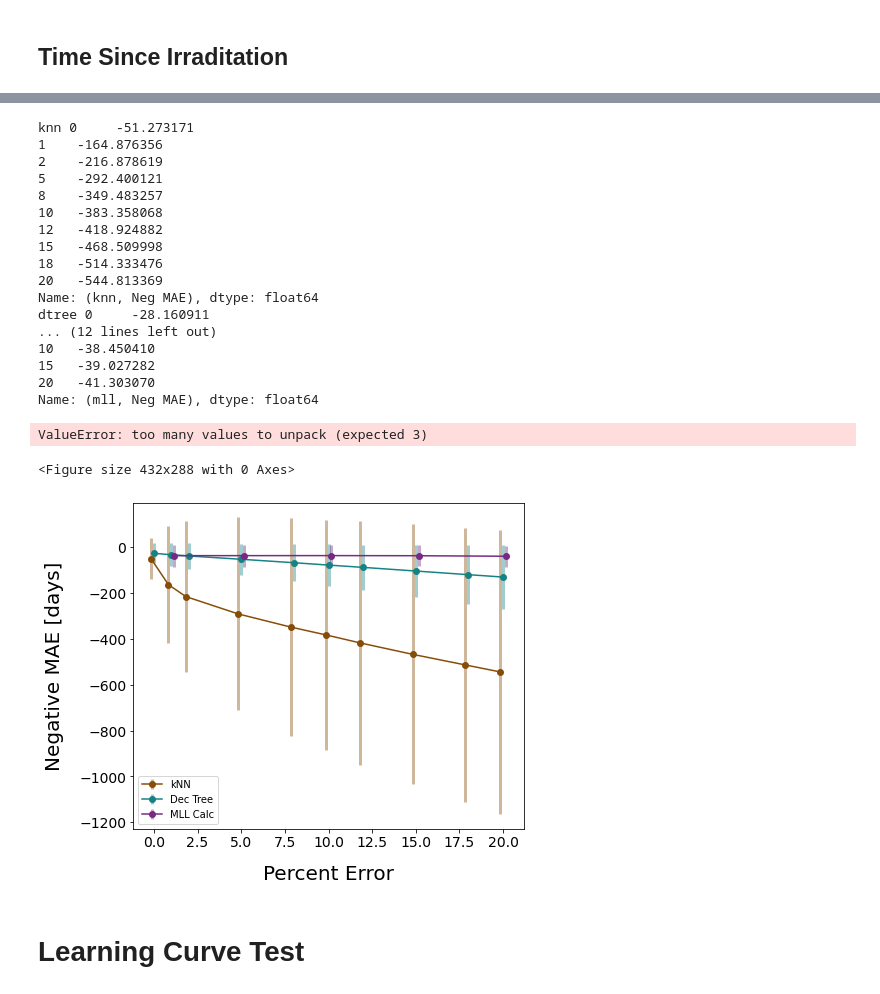
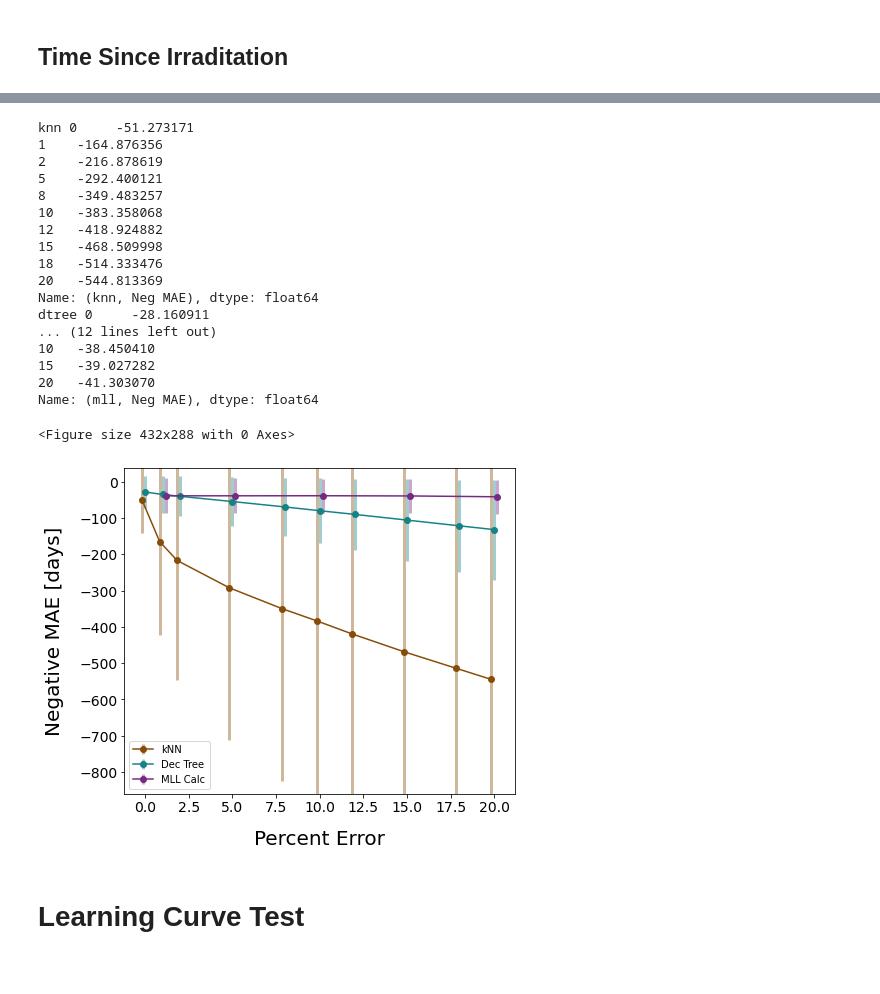
Before and after one commit to opotowsky/process_results, a Jupyter notebook: nuc_rand-err_mll_scikit_compare.ipynb, the cells around one changed output, grey strips where cells are left out. Drawn from its saved outputs; the diff is of its cells as text; code cells hidden in the pictures.

Commit message:
figure redo

```diff
--- a/nuc_rand-err_mll_scikit_compare.ipynb
+++ b/nuc_rand-err_mll_scikit_compare.ipynb
@@ -247,30 +258,29 @@ fig.savefig(sv_fig, bbox_inches='tight', transparent=True)
 [figure]
 # %%
-fig, ax, sv_fig = plot_curves('Time Since Irradiation Prediction', 'cooling', 'MAE')
+fig, ax, sv_fig, df = plot_curves('Time Since Irradiation Prediction', 'cooling', 'MAE')
 ax.set_ylim(-860, 39)
 plt.show()
 fig.savefig(sv_fig, bbox_inches='tight', transparent=True)
 # %% [output]
 knn 0     -51.273171
 1    -164.876356
 2    -216.878619
 5    -292.400121
 8    -349.483257
 10   -383.358068
 12   -418.924882
 15   -468.509998
 18   -514.333476
 20   -544.813369
 Name: (knn, Neg MAE), dtype: float64
 dtree 0     -28.160911
 ... (12 lines left out)
 10   -38.450410
 15   -39.027282
 20   -41.303070
 Name: (mll, Neg MAE), dtype: float64
-ValueError: too many values to unpack (expected 3)
+<Figure size 432x288 with 0 Axes>
-<Figure size 432x288 with 0 Axes>
-[figure, old version]
+[figure, new version]
 # %% [markdown]
 # Learning Curve Test
 # %%
```
Also changed, not shown: parts of 13 cells of this notebook, 5 other files.
